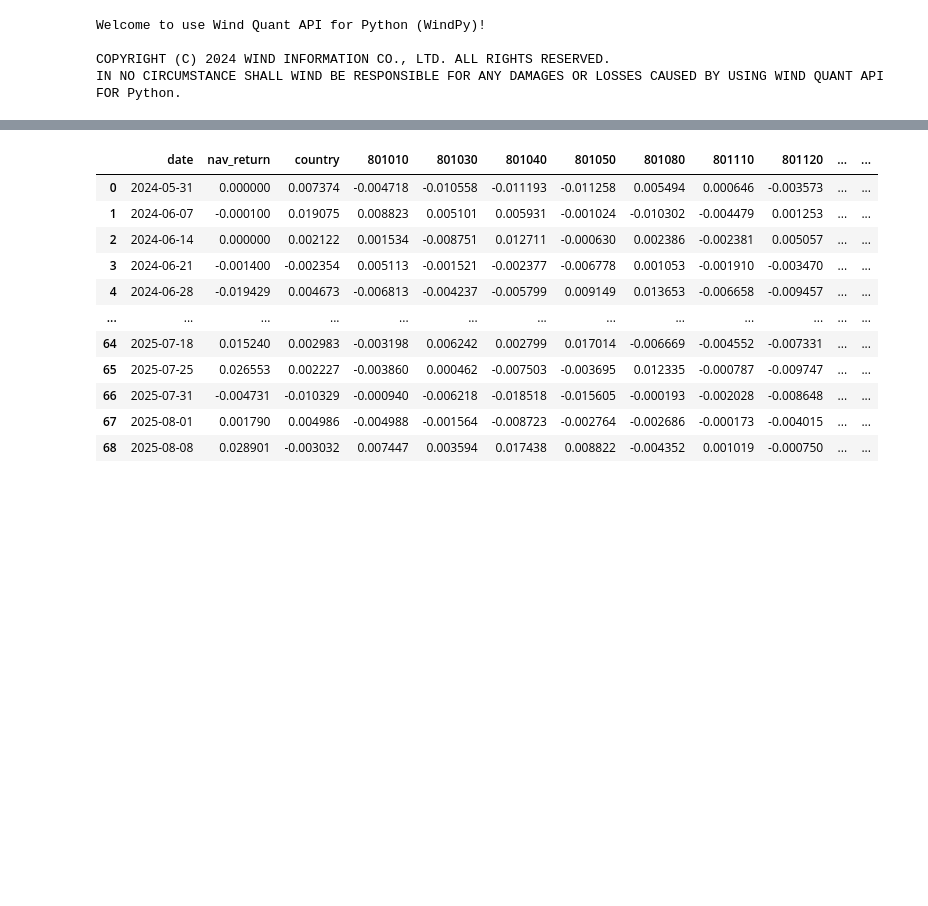
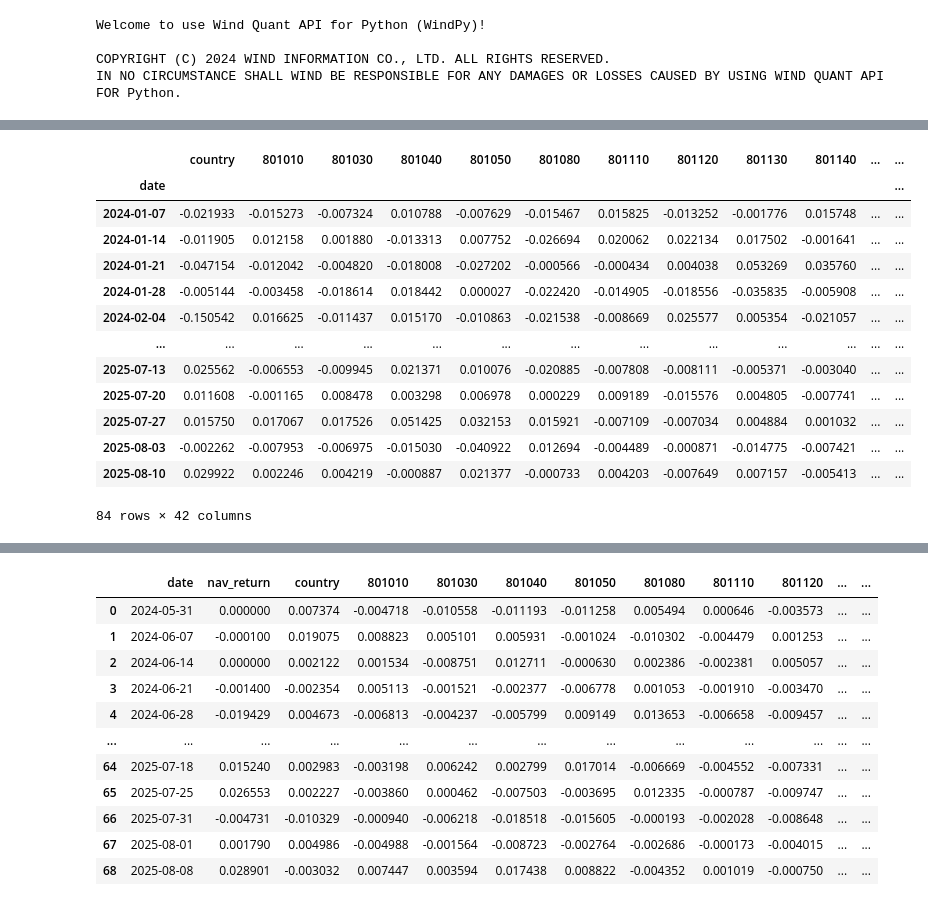
Before and after one commit to Slow-birds/Private_nav_research, a Jupyter notebook: test.ipynb, the cells around one changed output, grey strips where cells are left out. Saved outputs shown, nothing was run; the diff lists cells and outputs as text; code cells hidden in the pictures; blank space fills up the shorter version.

```diff
--- a/test.ipynb
+++ b/test.ipynb
@@ -56 +83,20 @@ factor_return["date"] = pd.to_datetime(factor_return["date"])
+# %%
+weekly_factor = factor_return.add(1).resample('W').prod().sub(1)
+# %%
+weekly_factor
+# %% [output]
+|  | country | 801010 | 801030 | 801040 | 801050 | 801080 | 801110 | 801120 | 801130 | 801140 | ... | ... |
+| date |  |  |  |  |  |  |  |  |  |  |  | ... |
+| 2024-01-07 | -0.021933 | -0.015273 | -0.007324 | 0.010788 | -0.007629 | -0.015467 | 0.015825 | -0.013252 | -0.001776 | 0.015748 | ... | ... |
+| 2024-01-14 | -0.011905 | 0.012158 | 0.001880 | -0.013313 | 0.007752 | -0.026694 | 0.020062 | 0.022134 | 0.017502 | -0.001641 | ... | ... |
+| 2024-01-21 | -0.047154 | -0.012042 | -0.004820 | -0.018008 | -0.027202 | -0.000566 | -0.000434 | 0.004038 | 0.053269 | 0.035760 | ... | ... |
+| 2024-01-28 | -0.005144 | -0.003458 | -0.018614 | 0.018442 | 0.000027 | -0.022420 | -0.014905 | -0.018556 | -0.035835 | -0.005908 | ... | ... |
+| 2024-02-04 | -0.150542 | 0.016625 | -0.011437 | 0.015170 | -0.010863 | -0.021538 | -0.008669 | 0.025577 | 0.005354 | -0.021057 | ... | ... |
+| ... | ... | ... | ... | ... | ... | ... | ... | ... | ... | ... | ... | ... |
+| 2025-07-13 | 0.025562 | -0.006553 | -0.009945 | 0.021371 | 0.010076 | -0.020885 | -0.007808 | -0.008111 | -0.005371 | -0.003040 | ... | ... |
+| 2025-07-20 | 0.011608 | -0.001165 | 0.008478 | 0.003298 | 0.006978 | 0.000229 | 0.009189 | -0.015576 | 0.004805 | -0.007741 | ... | ... |
+| 2025-07-27 | 0.015750 | 0.017067 | 0.017526 | 0.051425 | 0.032153 | 0.015921 | -0.007109 | -0.007034 | 0.004884 | 0.001032 | ... | ... |
+| 2025-08-03 | -0.002262 | -0.007953 | -0.006975 | -0.015030 | -0.040922 | 0.012694 | -0.004489 | -0.000871 | -0.014775 | -0.007421 | ... | ... |
+| 2025-08-10 | 0.029922 | 0.002246 | 0.004219 | -0.000887 | 0.021377 | -0.000733 | 0.004203 | -0.007649 | 0.007157 | -0.005413 | ... | ... |
+84 rows × 42 columns
 # %%
```
Also changed, not shown: parts of 14 cells of this notebook, 1 other file.
